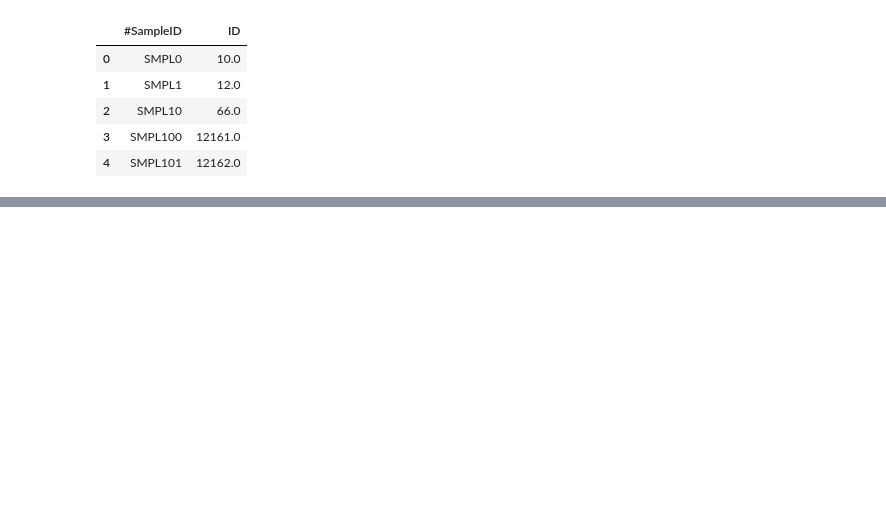
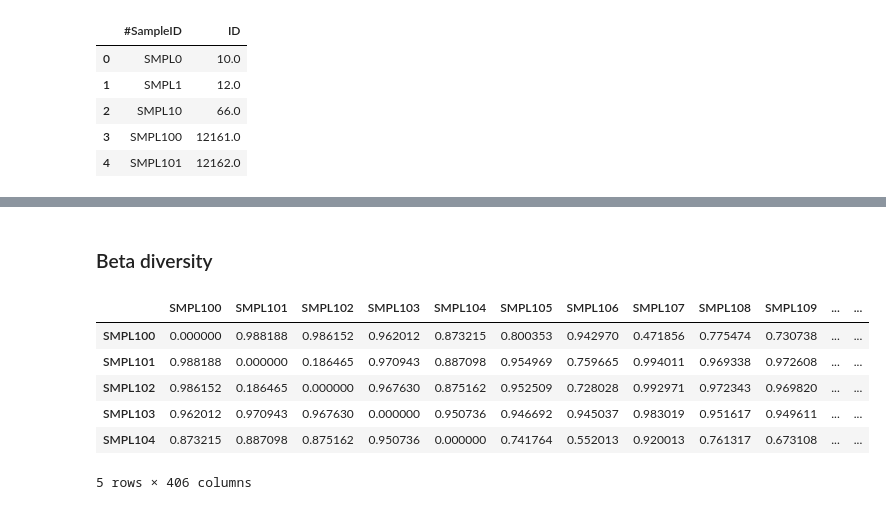
Before and after one commit to M100ika/data_analyzing_15_03_2024, a Jupyter notebook: 15.03Geo.ipynb, the cells around one changed output, grey strips where cells are left out. Cells and saved outputs as stored; diff of their text form; code cells hidden in the pictures; blank space fills up the shorter version.

```diff
--- a/15.03Geo.ipynb
+++ b/15.03Geo.ipynb
@@ -52,0 +85,16 @@ with open(file, 'w') as uniq_data_file:
+# %%
+replace_dict = {
+    1: "AstNIS",
+    2: "AstReg",
+    3: "KokNis",
+    4: "KokReg",
+    5: "SemNis",
+    6: "SemReg",
+    7: "UstNis",
+    8: "UstReg",
+    9: "KarNis",
+    10: "KarReg"
+}
+
+merged_genus_df['GROUP'] = merged_genus_df['GROUP'].replace(replace_dict)
+merged_genus_df.head()
@@ -52,0 +274,22 @@ with open(file, 'w') as uniq_data_file:
+# %% [markdown]
+### Beta diversity
+# %%
+from skbio.diversity import beta_diversity
+import pandas as pd
+
+data = iqr_merged_df.drop(columns=['#SampleID', 'GROUP']).apply(pd.to_numeric, errors='coerce').fillna(0).values
+ids = iqr_merged_df['#SampleID'].values
+
+bc_dm = beta_diversity('braycurtis', data, ids)
+
+bc_df = pd.DataFrame(bc_dm.data, index=ids, columns=ids)
+
+bc_df.head()
+# %% [output]
+|  | SMPL100 | SMPL101 | SMPL102 | SMPL103 | SMPL104 | SMPL105 | SMPL106 | SMPL107 | SMPL108 | SMPL109 | ... | ... |
+| SMPL100 | 0.000000 | 0.988188 | 0.986152 | 0.962012 | 0.873215 | 0.800353 | 0.942970 | 0.471856 | 0.775474 | 0.730738 | ... | ... |
+| SMPL101 | 0.988188 | 0.000000 | 0.186465 | 0.970943 | 0.887098 | 0.954969 | 0.759665 | 0.994011 | 0.969338 | 0.972608 | ... | ... |
+| SMPL102 | 0.986152 | 0.186465 | 0.000000 | 0.967630 | 0.875162 | 0.952509 | 0.728028 | 0.992971 | 0.972343 | 0.969820 | ... | ... |
+| SMPL103 | 0.962012 | 0.970943 | 0.967630 | 0.000000 | 0.950736 | 0.946692 | 0.945037 | 0.983019 | 0.951617 | 0.949611 | ... | ... |
+| SMPL104 | 0.873215 | 0.887098 | 0.875162 | 0.950736 | 0.000000 | 0.741764 | 0.552013 | 0.920013 | 0.761317 | 0.673108 | ... | ... |
+5 rows × 406 columns
```
Also changed, not shown: parts of 17 cells of this notebook, 36 other files.
